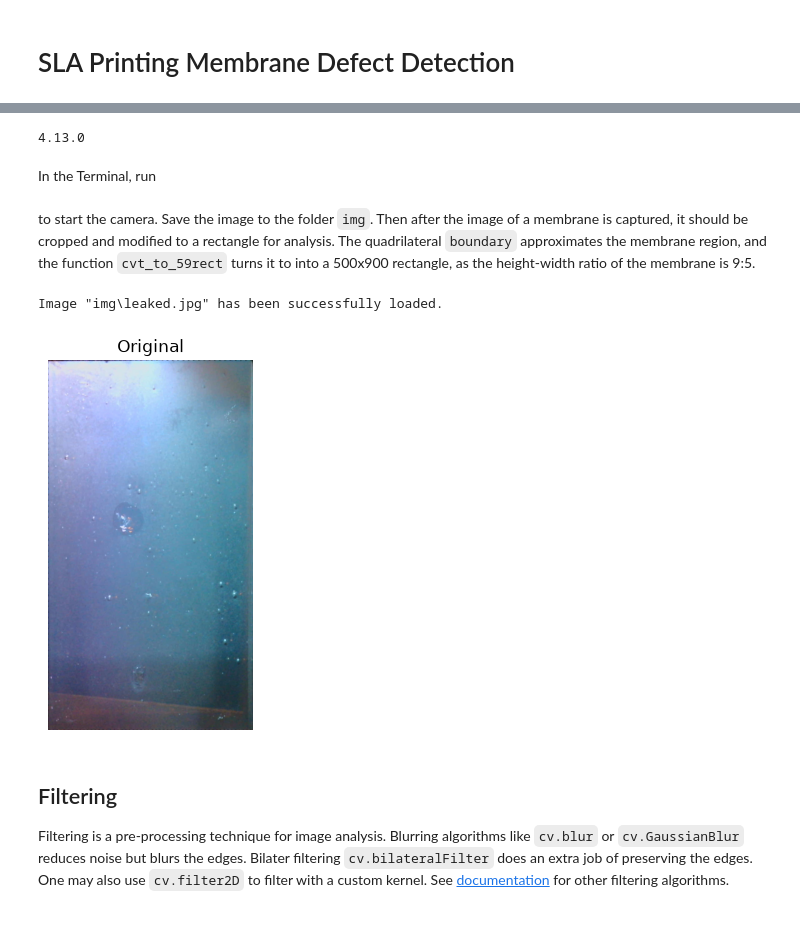
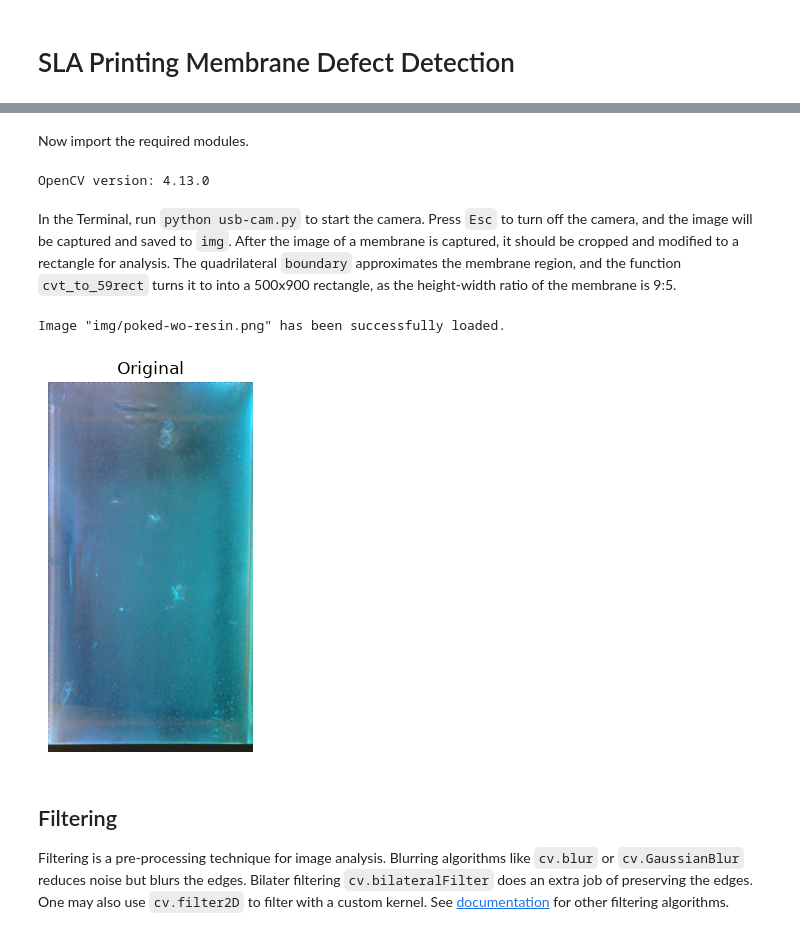
Before and after one commit to ckocklly/sla-membrane-defect-detection, a Jupyter notebook: main.ipynb, the cells around one changed output, grey strips where cells are left out. Drawn from its saved outputs; the diff is of its cells as text; code cells hidden in the pictures.

Commit message:
modified camera & add img poke-wo-resin

```diff
--- a/main.ipynb
+++ b/main.ipynb
@@ -8,11 +9,11 @@ To install OpenCV, execute the following command.
+# %% [markdown]
+Now import the required modules.
 # %%
 import os
 import numpy as np
 import matplotlib.pyplot as plt
 import cv2
 
-print(cv2.__version__)
+print(f"OpenCV version: {cv2.__version__}")
 # %% [output]
-4.13.0
+OpenCV version: 4.13.0
-# %% [markdown]
-In the Terminal, run
@@ -21,5 +20,5 @@ In the Terminal, run
 # %% [markdown]
-to start the camera. Save the image to the folder `img`. Then after the image of a membrane is captured, it should be cropped and modified to a rectangle for analysis. The quadrilateral `boundary` approximates the membrane region, and the function `cvt_to_59rect` turns it to into a 500x900 rectangle, as the height-width ratio of the membrane is 9:5.
+In the Terminal, run `python usb-cam.py` to start the camera. Press `Esc` to turn off the camera, and the image will be captured and saved to `img`. After the image of a membrane is captured, it should be cropped and modified to a rectangle for analysis. The quadrilateral `boundary` approximates the membrane region, and the function `cvt_to_59rect` turns it to into a 500x900 rectangle, as the height-width ratio of the membrane is 9:5.
 # %%
 def cvt_to_59rect(img, boundary, size=(500, 900)):
     boundary_np = np.asarray(boundary, dtype=np.float32)
@@ -36,36 +35,36 @@ def cvt_to_59rect(img, boundary, size=(500, 900)):
 
 # ======== Modify as needed ========
 input_folder = "img"
-filename_wo_ext, file_ext = "leaked", "jpg"
+filename_wo_ext, file_ext = "poked-wo-resin", "png"
 output_folder = "output"
 os.makedirs(output_folder, exist_ok=True)
 
 filename = filename_wo_ext + '.' + file_ext
 img = cv2.imread(os.path.join(input_folder, filename))
 if img is None:
     raise FileNotFoundError(f"Failed to load image: \"{input_folder}/{filename}\"!")
 print(f"Image \"{input_folder}/{filename}\" has been successfully loaded.")
 
 # ======== Boundary depends on camera settings ========
 boundary = np.array([
     (1543,42),
     (2510,81),
     (2483,1750),
     (1477,1696)
 ], dtype=np.int32)
 
 mask = np.zeros(img.shape[:2], dtype=np.uint8)
 cv2.fillPoly(mask, [boundary], 255)
 img = cv2.bitwise_and(img, img, mask=mask)
 img_rect = cvt_to_59rect(img, boundary)
 
 plt.title('Original')
 plt.axis('off')
 plt.imshow(cv2.cvtColor(img_rect, cv2.COLOR_BGR2RGB))
 plt.show()
 # %% [output]
-Image "img\leaked.jpg" has been successfully loaded.
+Image "img/poked-wo-resin.png" has been successfully loaded.
-[figure, old version]
+[figure, new version]
 # %% [markdown]
 ## Filtering
 Filtering is a pre-processing technique for image analysis. Blurring algorithms like `cv.blur` or `cv.GaussianBlur` reduces noise but blurs the edges. Bilater filtering `cv.bilateralFilter` does an extra job of preserving the edges. One may also use `cv.filter2D` to filter with a custom kernel. See [documentation](https://docs.opencv.org/4.13.0/d4/d86/group__imgproc__filter.html) for other filtering algorithms.
```
Also changed, not shown: parts of 7 cells of this notebook, 7 other files.
